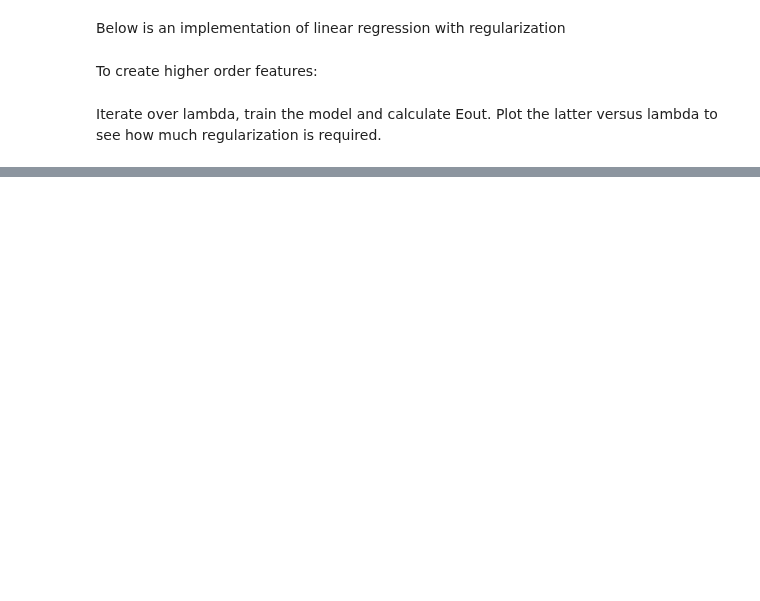
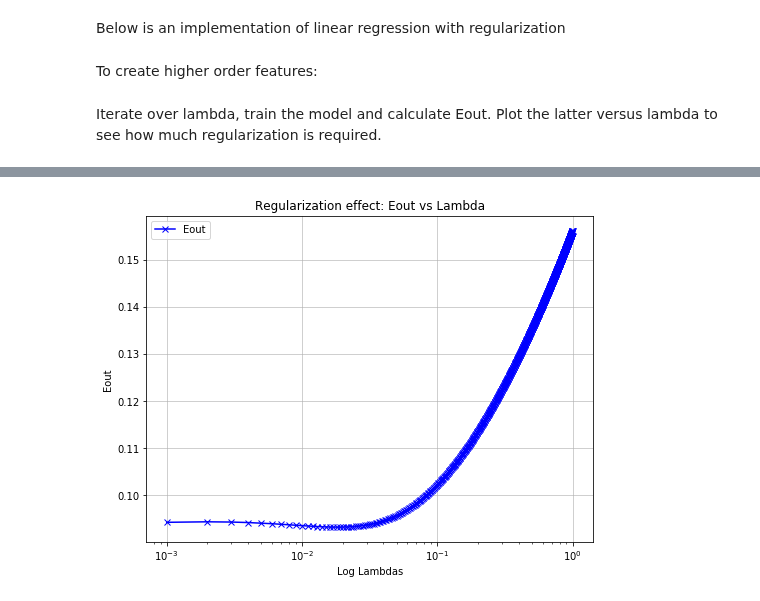
Before and after one commit to vipulpopat/MSCAI_Sem1_Etivity4, a Jupyter notebook: Etivity4_18195067_CE6002.ipynb, the cells around one changed output, grey strips where cells are left out. Cells and saved outputs as stored; diff of their text form; code cells hidden in the pictures; blank space fills up the shorter version.

```diff
--- a/Etivity4_18195067_CE6002.ipynb
+++ b/Etivity4_18195067_CE6002.ipynb
@@ -74,10 +74,14 @@ Iterate over lambda, train the model and calculate Eout. Plot the latter versus
 ein=[]
 eout=[]
 weights=[]
-lambdas = np.arange(0,1,0.1)
+
+# Selecting 1000 values of lambda
+lambdas = np.arange(0, 1, 0.001)
+print(lambdas.shape)
+
 X_trans = transPoly(X,50)
 # random_state fixed to get reproducible (and 'good'! :-)) results
-X_train, X_test, y_train, y_test = train_test_split(X_trans, y, train_size=0.9, random_state =5)
+X_train, X_test, y_train, y_test = train_test_split(X_trans, y, test_size=0.1, random_state =5)
 for l in lambdas:
     w = weights_reg(X_train,y_train,l)
     ein.append(calc_error(w,X_train,y_train))
@@ -85,0 +99,17 @@ for l in lambdas:
+# %%
+# Plot the Regularization parameter lambda with Eout
+plt.figure(figsize=(8,6))
+
+# Plot for lambda > 0 : the 999 lambda and Eout values are used
+plt.plot(lambdas[1:], eout[1:], 'bx-', label='Eout')
+
+plt.title('Regularization effect: Eout vs Lambda')
+plt.xlabel('Log Lambdas')
+plt.ylabel('Eout')
+
+plt.xscale('log')
+plt.grid(alpha=0.75)
+plt.legend()
+plt.show()
+# %% [output]
+[figure, added]
```
Also changed, not shown: parts of 20 cells of this notebook.
